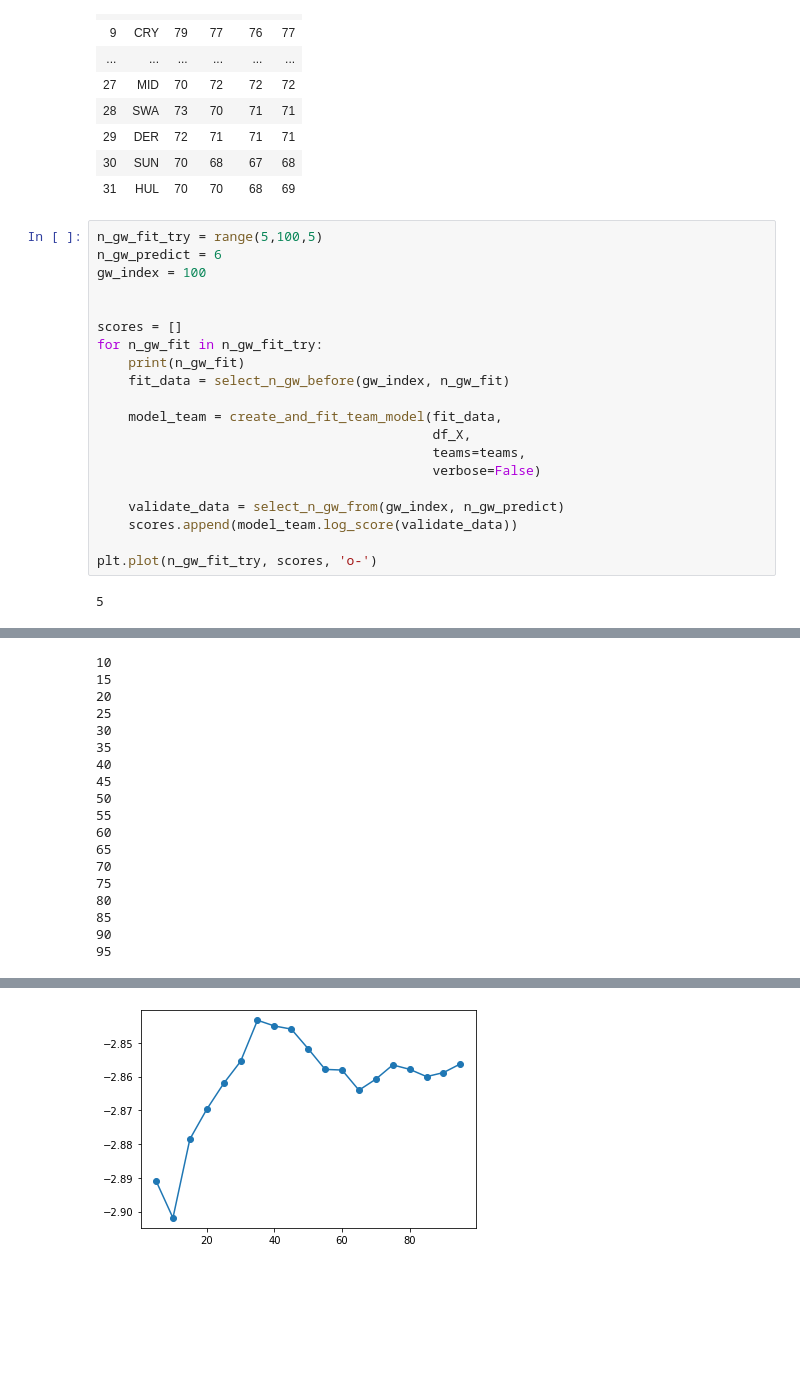
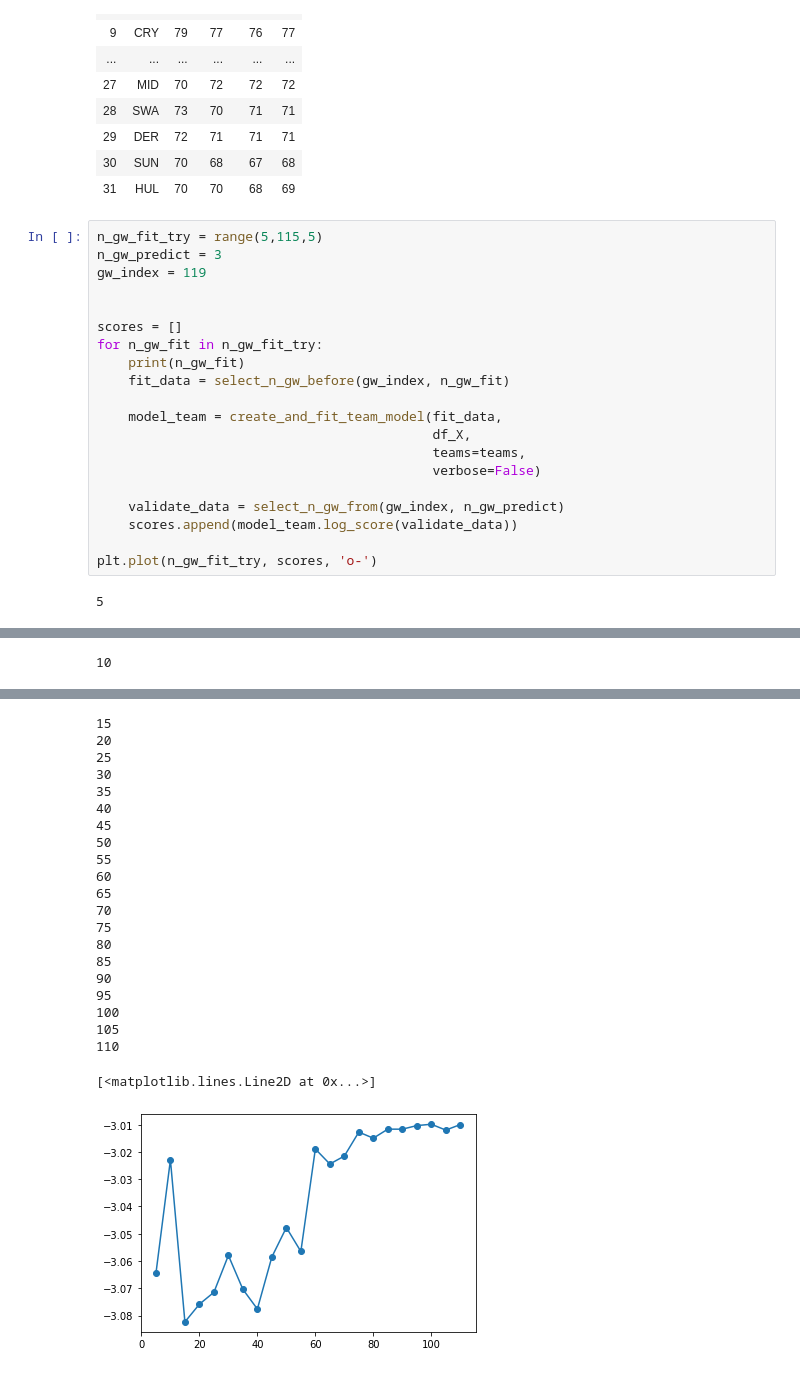
Before and after one commit to SeaNation/https-github.com-alan-turing-institute-AIrsenal, a Jupyter notebook: sandbox/team_model_number_matches.ipynb, the cells around one changed output, grey strips where cells are left out. Saved outputs shown, nothing was run; the diff lists cells and outputs as text; blank space fills up the shorter version.

```diff
--- a/sandbox/team_model_number_matches.ipynb
+++ b/sandbox/team_model_number_matches.ipynb
@@ -143,9 +143,9 @@ df_X.head()
 | 30 | SUN | 70 | 68 | 67 | 68 |
 | 31 | HUL | 70 | 70 | 68 | 69 |
 # %%
-n_gw_fit_try = range(5,100,5)
-n_gw_predict = 6
-gw_index = 100
+n_gw_fit_try = range(5,115,5)
+n_gw_predict = 3
+gw_index = 119
 
 
 scores = []
@@ -168,19 +168,2 @@ WARNING:pystan:3 of 4000 iterations ended with a divergence (0.075 %).
 WARNING:pystan:Try running with adapt_delta larger than 0.8 to remove the divergences.
 10
-15
-20
-25
-30
-35
-40
-45
-50
-55
-60
-65
-70
-75
-80
-85
-90
-95
@@ -188 +172,22 @@ WARNING:pystan:Try running with adapt_delta larger than 0.8 to remove the diverg
+15
+20
+25
+30
+35
+40
+45
+50
+55
+60
+65
+70
+75
+80
+85
+90
+95
+100
+105
+110
+[<matplotlib.lines.Line2D at 0x...>]
-[figure, old version]
+[figure, new version]
```
Also changed, not shown: parts of 4 cells of this notebook.
